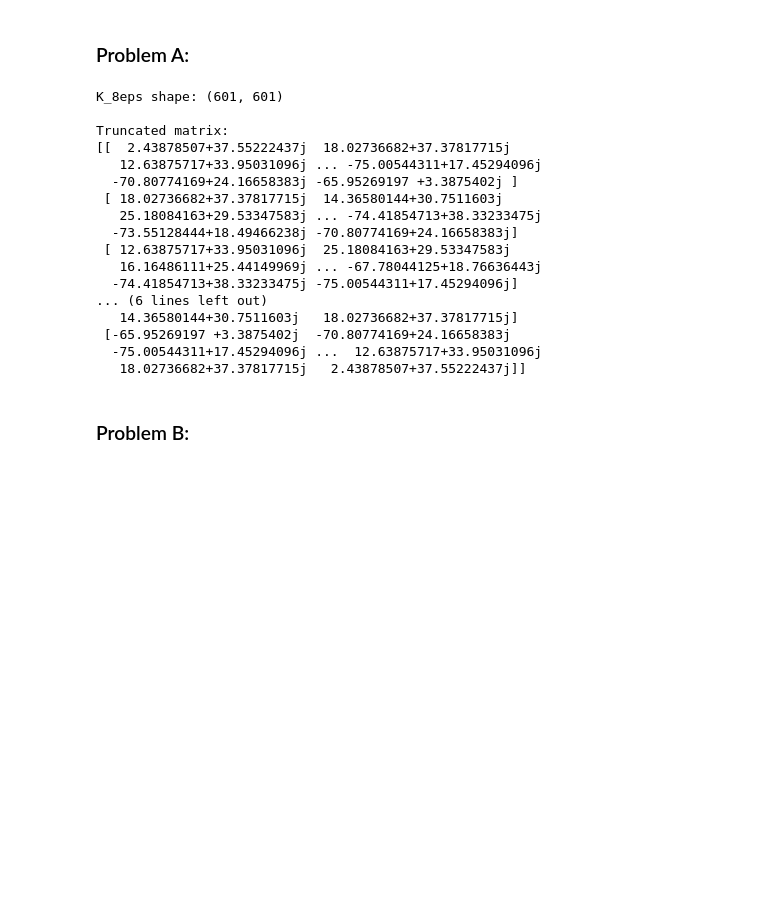
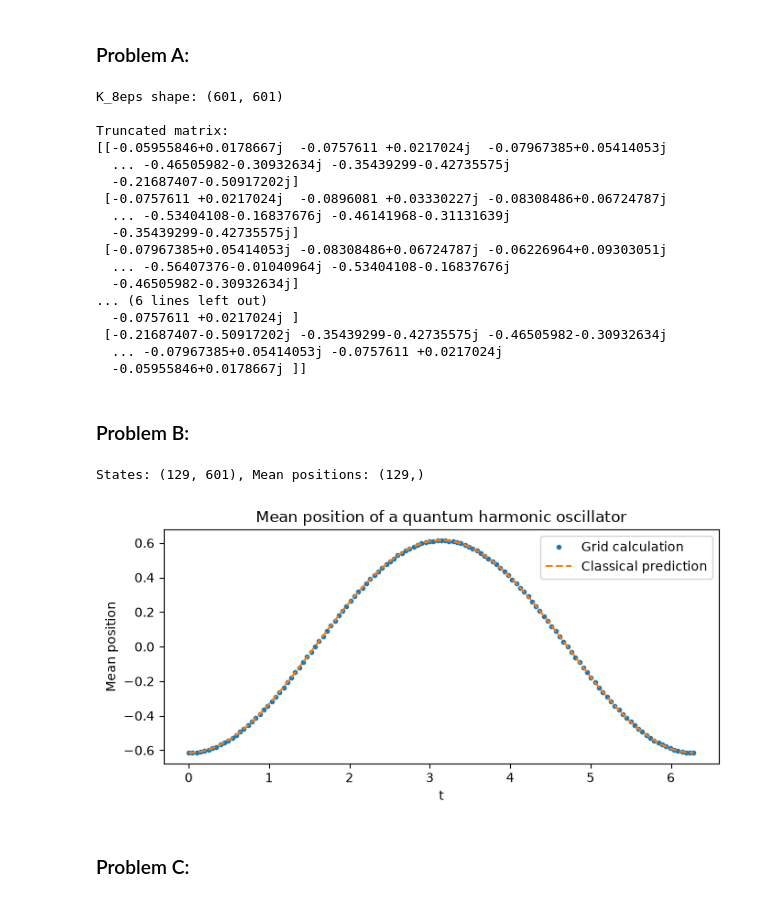
Before and after one commit to amanpalanati/phys142, a Jupyter notebook: assignments/assignment1/assignment1.ipynb, the cells around one changed output. Cells and saved outputs as stored; diff of their text form; code cells hidden in the pictures; blank space fills up the shorter version.

Commit message:
Completed problem B

```diff
--- a/assignments/assignment1/assignment1.ipynb
+++ b/assignments/assignment1/assignment1.ipynb
@@ -22,29 +33,32 @@ x_start = -0.615
 m = 1.0
 omega = 1.0
 hbar = 1.0
+alpha = 2.0
 
-T0 = 2.0 * np.pi
+T_0 = 2.0 * np.pi
 NT = 128
 ND = 600
 x = np.linspace(-4.0, 4.0, ND + 1)
 t = np.linspace(0, T_0, NT + 1)
 dx = x[1] - x[0]
 dt = T_0 / NT
+# %%
+psi0 = (
+    (alpha / np.pi) ** 0.25 * np.exp(-0.5 * alpha * (x - x_start)**2)
+    ).astype(complex)
 # %% [markdown]
 ### Problem A:
 # %%
-def harmonic_oscillator_kernel(x_b, x_a, dt):
-    sinwt = np.sin(omega * dt)
-    coswt = np.cos(omega * dt)
-    return (
-        np.sqrt(m * omega / (2.0 * np.pi * 1j * hbar * sinwt)) *
-        np.exp(1j * m * omega / (2.0 * hbar * sinwt) *
-               ((x_a**2 + x_b**2) * coswt - 2.0 * x_a * x_b))
-    )
-
 x_b = x[:, None]
 x_a = x[None, :]
-K_eps = harmonic_oscillator_kernel(x_b, x_a, dt)
+
+sinwt = np.sin(omega * dt)
+coswt = np.cos(omega * dt)
+K_eps = (
+    np.sqrt(m * omega / (2.0 * np.pi * 1j * hbar * sinwt)) *
+    np.exp(1j * m * omega / (2.0 * hbar * sinwt) *
+           ((x_a**2 + x_b**2) * coswt - 2.0 * x_a * x_b))
+)
 
 U = dx * K_eps
 K_8eps = np.linalg.matrix_power(U, 8) / dx
@@ -56,19 +70,45 @@ print(K_8eps)
 K_8eps shape: (601, 601)
 
 Truncated matrix:
-[[  2.43878507+37.55222437j  18.02736682+37.37817715j
-   12.63875717+33.95031096j ... -75.00544311+17.45294096j
-  -70.80774169+24.16658383j -65.95269197 +3.3875402j ]
- [ 18.02736682+37.37817715j  14.36580144+30.7511603j
-   25.18084163+29.53347583j ... -74.41854713+38.33233475j
-  -73.55128444+18.49466238j -70.80774169+24.16658383j]
- [ 12.63875717+33.95031096j  25.18084163+29.53347583j
-   16.16486111+25.44149969j ... -67.78044125+18.76636443j
-  -74.41854713+38.33233475j -75.00544311+17.45294096j]
+[[-0.05955846+0.0178667j  -0.0757611 +0.0217024j  -0.07967385+0.05414053j
+  ... -0.46505982-0.30932634j -0.35439299-0.42735575j
+  -0.21687407-0.50917202j]
+ [-0.0757611 +0.0217024j  -0.0896081 +0.03330227j -0.08308486+0.06724787j
+  ... -0.53404108-0.16837676j -0.46141968-0.31131639j
+  -0.35439299-0.42735575j]
+ [-0.07967385+0.05414053j -0.08308486+0.06724787j -0.06226964+0.09303051j
+  ... -0.56407376-0.01040964j -0.53404108-0.16837676j
+  -0.46505982-0.30932634j]
 ... (6 lines left out)
-   14.36580144+30.7511603j   18.02736682+37.37817715j]
- [-65.95269197 +3.3875402j  -70.80774169+24.16658383j
-  -75.00544311+17.45294096j ...  12.63875717+33.95031096j
-   18.02736682+37.37817715j   2.43878507+37.55222437j]]
+  -0.0757611 +0.0217024j ]
+ [-0.21687407-0.50917202j -0.35439299-0.42735575j -0.46505982-0.30932634j
+  ... -0.07967385+0.05414053j -0.0757611 +0.0217024j
+  -0.05955846+0.0178667j ]]
 # %% [markdown]
 ### Problem B:
+# %%
+states = np.empty((NT + 1, ND + 1), dtype=complex)
+states[0] = psi0
+
+for n in range(NT):
+    states[n + 1] = U @ states[n]
+
+time_arr = np.linspace(0, T_0, NT + 1)
+P = np.abs(states)**2
+norm = dx * np.sum(P, axis=1)
+x_mean = dx * np.sum(P * x_a, axis=1)
+print(f"States: {states.shape}, Mean positions: {x_mean.shape}")
+# %% [output]
+States: (129, 601), Mean positions: (129,)
+# %%
+fig, ax = plt.subplots(figsize=(7, 3.5))
+ax.plot(time_arr, x_mean, "o", markersize=3, label="Grid calculation")
+ax.plot(time_arr, x_start * np.cos(omega * time_arr), "--", label="Classical prediction")
+ax.set(xlabel="t", ylabel="Mean position", title="Mean position of a quantum harmonic oscillator")
+ax.legend()
+fig.tight_layout()
+plt.show()
+# %% [output]
+[figure, added]
+# %% [markdown]
+### Problem C:
```
Also changed, not shown: parts of 2 cells of this notebook, 1 other file.
